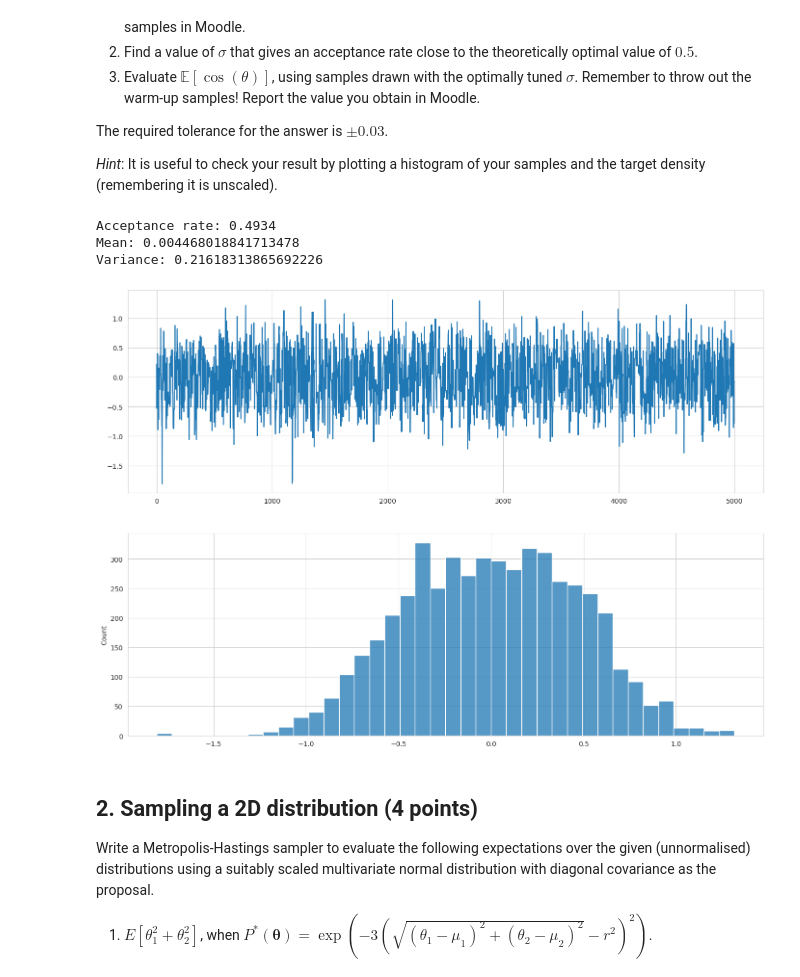
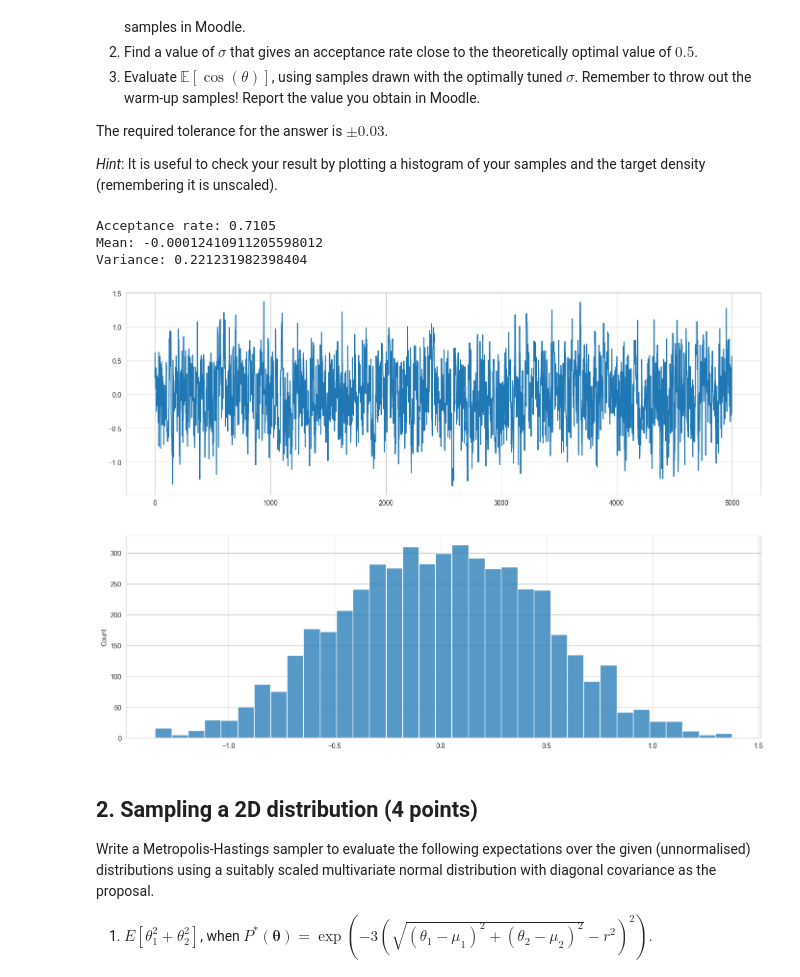
Before and after one commit to yherin/hy-computational-statistics-2023, a Jupyter notebook: old/Week 3 exercises.ipynb, the cells around one changed output. Saved outputs shown, nothing was run; the diff lists cells and outputs as text; code cells hidden in the pictures.

```diff
--- a/old/Week 3 exercises.ipynb
+++ b/old/Week 3 exercises.ipynb
@@ -35,38 +35,38 @@ The required tolerance for the answer is $\pm 0.03$.
 from typing import Callable
 
 
 def metropolis_hastings_mcmc(x0: np.ndarray, n: int, proposal_distribution: Callable, log_lh_function: Callable,):
     theta = x0
     thetas = np.zeros((n, x0.shape[0]))
     accepted = 0
     for i in range(n):
         theta_propr = proposal_distribution(theta)
         u = np.log(rng.uniform())
         proprosal_prob = log_lh_function(theta_propr) - log_lh_function(theta)
         if u < proprosal_prob:
             theta = theta_propr
             accepted += 1
         thetas[i] = theta
     return thetas, accepted
 
 
 n = 10000
 burn_in = n // 2
 samples, accepted = metropolis_hastings_mcmc(
-    x0=np.array([0]), n=n, proposal_distribution = lambda x: x + rng.normal(0, 1), log_lh_function=lambda x: np.log(np.cos(x) * np.cos(x)) + ( -(np.abs(x)**3))
+    x0=np.array([0]), n=n, proposal_distribution = lambda x: x + rng.normal(0, .5), log_lh_function=lambda x: np.log(np.cos(x) * np.cos(x)) + ( -(np.abs(x)**3))
 )
 print(f"Acceptance rate: {accepted / n}")
 samples = samples[burn_in:]
 fig, ax = plt.subplots(2, 1, figsize=(17, 12))
 sns.lineplot(x=np.arange(samples.shape[0]), y=samples[:, 0], ax=ax[0])
 sns.histplot(samples[:, 0], ax=ax[1])
 print(f"Mean: {samples[:, 0].mean()}")
 print(f"Variance: {samples[:, 0].var()}")
 # %% [output]
-Acceptance rate: 0.4934
-Mean: 0.004468018841713478
-Variance: 0.21618313865692226
+Acceptance rate: 0.7105
+Mean: -0.00012410911205598012
+Variance: 0.221231982398404
-[figure, old version]
+[figure, new version]
 # %% [markdown]
 ## 2. Sampling a 2D distribution (4 points)
 
```
Also changed, not shown: 3 other files.
